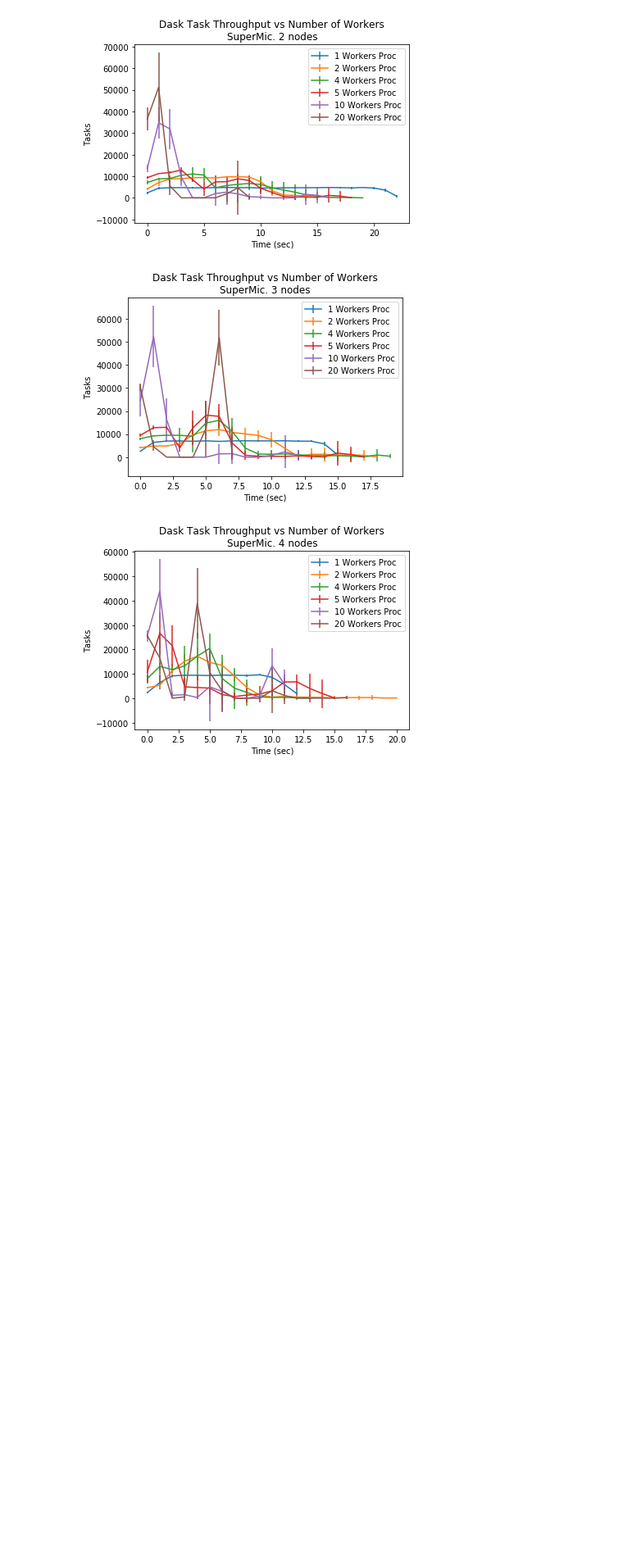
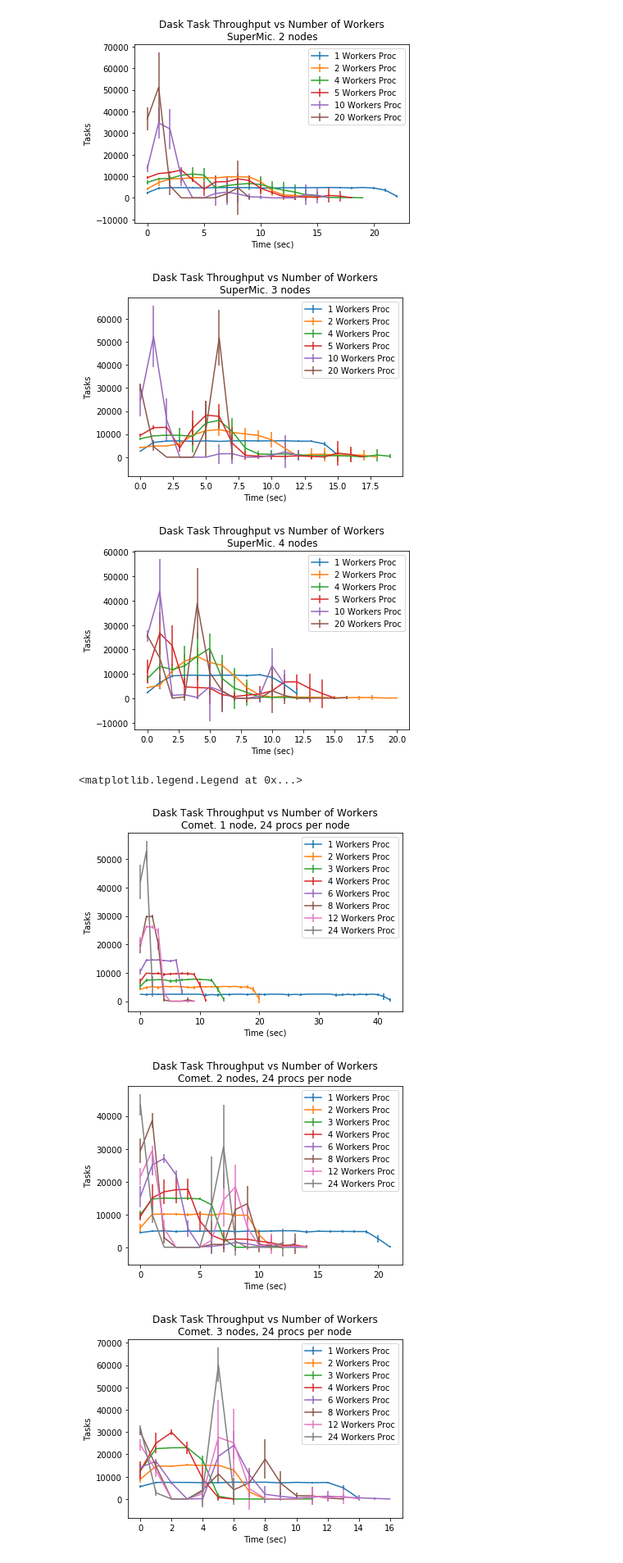
Before and after one commit to radical-experiments/midas_exps, a Jupyter notebook: dask/DaskAnalysisThroughput3.ipynb, the cells around one changed output. Shown at 82% size. Cells and saved outputs as stored; diff of their text form; code cells hidden in the pictures; blank space fills up the shorter version.

Commit message:
Dask Throughput Comet Supermic

```diff
--- a/dask/DaskAnalysisThroughput3.ipynb
+++ b/dask/DaskAnalysisThroughput3.ipynb
@@ -51,15 +51,15 @@ def SchedulerDelayDist(profiles,measure='start'):
 
     return delays
 
-def TaskPerSecHist(array):
+def TaskPerSecHist(array,unit=1):
     exps = array.shape[0]
     temp = list()
     maxlen=0
     for i in range(0,exps):
         c =[0]
-        sec =1
+        sec = 1
         for j in range(1,array.shape[1]):
-            if array[i,j-1]<sec:
+            if array[i,j-1]<(sec*unit):
                 c[sec-1]+=1
             else:
                 sec+=1
@@ -459,3 +426,66 @@ plt.legend()
 [figure]
 [figure]
 [figure]
+# %%
+plt.figure()
+plt.errorbar(range(0,DistHistC24_1p_1.shape[1]),DistHistC24_1p_1.mean(0),yerr=DistHistC24_1p_1.std(0),label='1 Workers Proc')
+plt.errorbar(range(0,DistHistC24_2p_1.shape[1]),DistHistC24_2p_1.mean(0),yerr=DistHistC24_2p_1.std(0),label='2 Workers Proc')
+plt.errorbar(range(0,DistHistC24_3p_1.shape[1]),DistHistC24_3p_1.mean(0),yerr=DistHistC24_3p_1.std(0),label='3 Workers Proc')
+plt.errorbar(range(0,DistHistC24_4p_1.shape[1]),DistHistC24_4p_1.mean(0),yerr=DistHistC24_4p_1.std(0),label='4 Workers Proc')
+plt.errorbar(range(0,DistHistC24_6p_1.shape[1]),DistHistC24_6p_1.mean(0),yerr=DistHistC24_6p_1.std(0),label='6 Workers Proc')
+plt.errorbar(range(0,DistHistC24_8p_1.shape[1]),DistHistC24_8p_1.mean(0),yerr=DistHistC24_8p_1.std(0),label='8 Workers Proc')
+plt.errorbar(range(0,DistHistC24_12p_1.shape[1]),DistHistC24_12p_1.mean(0),yerr=DistHistC24_12p_1.std(0),label='12 Workers Proc')
+plt.errorbar(range(0,DistHistC24_24p_1.shape[1]),DistHistC24_24p_1.mean(0),yerr=DistHistC24_24p_1.std(0),label='24 Workers Proc')
+plt.title('Dask Task Throughput vs Number of Workers\nComet. 1 node, 24 procs per node')
+plt.xlabel('Time (sec)')
+plt.ylabel('Tasks')
+plt.legend()
+
+plt.figure()
+plt.errorbar(range(0,DistHistC24_1p_2.shape[1]),DistHistC24_1p_2.mean(0),yerr=DistHistC24_1p_2.std(0),label='1 Workers Proc')
+plt.errorbar(range(0,DistHistC24_2p_2.shape[1]),DistHistC24_2p_2.mean(0),yerr=DistHistC24_2p_2.std(0),label='2 Workers Proc')
+plt.errorbar(range(0,DistHistC24_3p_2.shape[1]),DistHistC24_3p_2.mean(0),yerr=DistHistC24_3p_2.std(0),label='3 Workers Proc')
+plt.errorbar(range(0,DistHistC24_4p_2.shape[1]),DistHistC24_4p_2.mean(0),yerr=DistHistC24_4p_2.std(0),label='4 Workers Proc')
+plt.errorbar(range(0,DistHistC24_6p_2.shape[1]),DistHistC24_6p_2.mean(0),yerr=DistHistC24_6p_2.std(0),label='6 Workers Proc')
+plt.errorbar(range(0,DistHistC24_8p_2.shape[1]),DistHistC24_8p_2.mean(0),yerr=DistHistC24_8p_2.std(0),label='8 Workers Proc')
+plt.errorbar(range(0,DistHistC24_12p_2.shape[1]),DistHistC24_12p_2.mean(0),yerr=DistHistC24_12p_2.std(0),label='12 Workers Proc')
+plt.errorbar(range(0,DistHistC24_24p_2.shape[1]),DistHistC24_24p_2.mean(0),yerr=DistHistC24_24p_2.std(0),label='24 Workers Proc')
+plt.title('Dask Task Throughput vs Number of Workers\nComet. 2 nodes, 24 procs per node')
+plt.xlabel('Time (sec)')
+plt.ylabel('Tasks')
+plt.legend()
+
+# Dask Distributed Comet
+plt.figure()
+plt.errorbar(range(0,DistHistC24_1p_3.shape[1]),DistHistC24_1p_3.mean(0),yerr=DistHistC24_1p_3.std(0),label='1 Workers Proc')
+plt.errorbar(range(0,DistHistC24_2p_3.shape[1]),DistHistC24_2p_3.mean(0),yerr=DistHistC24_2p_3.std(0),label='2 Workers Proc')
+plt.errorbar(range(0,DistHistC24_3p_3.shape[1]),DistHistC24_3p_3.mean(0),yerr=DistHistC24_3p_3.std(0),label='3 Workers Proc')
+plt.errorbar(range(0,DistHistC24_4p_3.shape[1]),DistHistC24_4p_3.mean(0),yerr=DistHistC24_4p_3.std(0),label='4 Workers Proc')
+plt.errorbar(range(0,DistHistC24_6p_3.shape[1]),DistHistC24_6p_3.mean(0),yerr=DistHistC24_6p_3.std(0),label='6 Workers Proc')
+plt.errorbar(range(0,DistHistC24_8p_3.shape[1]),DistHistC24_8p_3.mean(0),yerr=DistHistC24_8p_3.std(0),label='8 Workers Proc')
+plt.errorbar(range(0,DistHistC24_12p_3.shape[1]),DistHistC24_12p_3.mean(0),yerr=DistHistC24_12p_3.std(0),label='12 Workers Proc')
+plt.errorbar(range(0,DistHistC24_24p_3.shape[1]),DistHistC24_24p_3.mean(0),yerr=DistHistC24_24p_3.std(0),label='24 Workers Proc')
+plt.title('Dask Task Throughput vs Number of Workers\nComet. 3 nodes, 24 procs per node')
+plt.xlabel('Time (sec)')
+plt.ylabel('Tasks')
+plt.legend()
+
+# Dask Distributed Comet
+plt.figure()
+plt.errorbar(range(0,DistHistC24_1p_4.shape[1]),DistHistC24_1p_4.mean(0),yerr=DistHistC24_1p_4.std(0),label='1 Workers Proc')
+plt.errorbar(range(0,DistHistC24_2p_4.shape[1]),DistHistC24_2p_4.mean(0),yerr=DistHistC24_2p_4.std(0),label='2 Workers Proc')
+plt.errorbar(range(0,DistHistC24_3p_4.shape[1]),DistHistC24_3p_4.mean(0),yerr=DistHistC24_3p_4.std(0),label='3 Workers Proc')
+plt.errorbar(range(0,DistHistC24_4p_4.shape[1]),DistHistC24_4p_4.mean(0),yerr=DistHistC24_4p_4.std(0),label='4 Workers Proc')
+plt.errorbar(range(0,DistHistC24_6p_4.shape[1]),DistHistC24_6p_4.mean(0),yerr=DistHistC24_6p_4.std(0),label='6 Workers Proc')
+plt.errorbar(range(0,DistHistC24_8p_4.shape[1]),DistHistC24_8p_4.mean(0),yerr=DistHistC24_8p_4.std(0),label='8 Workers Proc')
+plt.errorbar(range(0,DistHistC24_12p_4.shape[1]),DistHistC24_12p_4.mean(0),yerr=DistHistC24_12p_4.std(0),label='12 Workers Proc')
+plt.errorbar(range(0,DistHistC24_24p_4.shape[1]),DistHistC24_24p_4.mean(0),yerr=DistHistC24_24p_4.std(0),label='24 Workers Proc')
+plt.title('Dask Task Throughput vs Number of Workers\nComet. 4 nodes, 24 procs per node')
+plt.xlabel('Time (sec)')
+plt.ylabel('Tasks')
+plt.legend()
+# %% [output]
+<matplotlib.legend.Legend at 0x...>
+[figure, added]
+[figure, added]
+[figure, added]
```
Also changed, not shown: parts of 14 cells of this notebook, 32 other files.
